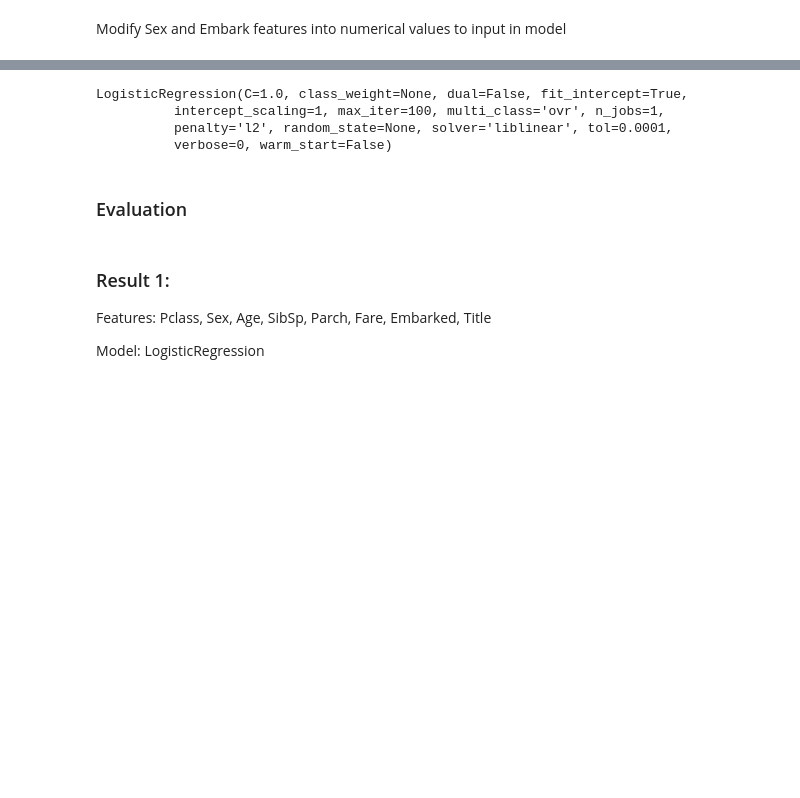
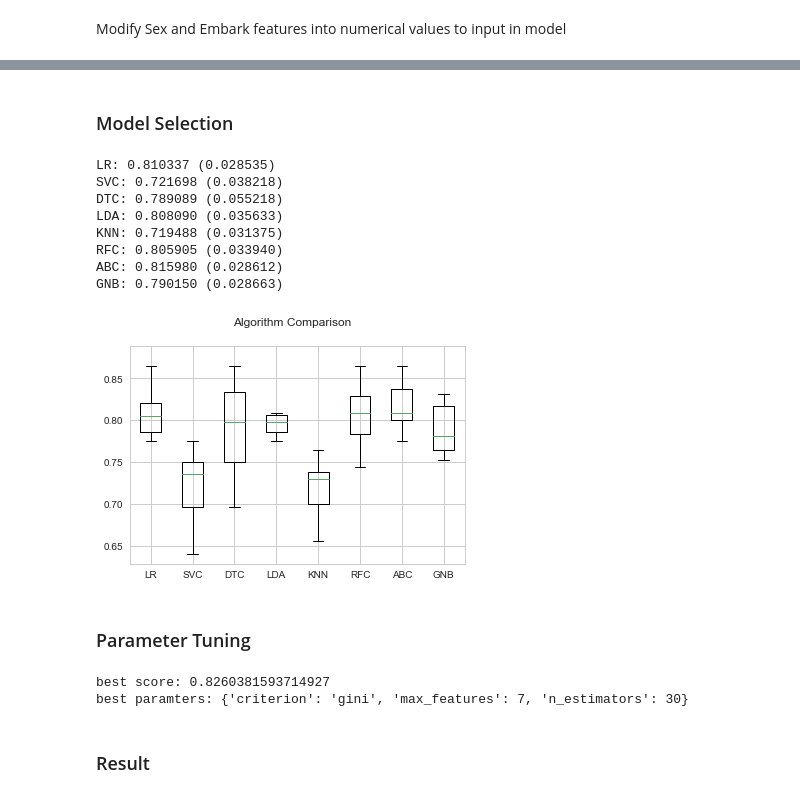
Before and after one commit to faisal-ali472/data-science, a Jupyter notebook: Titanic Survival Prediction/Titanic Survival Prediction.ipynb, the cells around one changed output, grey strips where cells are left out. Cells and saved outputs as stored; diff of their text form; code cells hidden in the pictures; blank space fills up the shorter version.

Commit message:
Modeling approach modified
- Model Selection by Applying multiple ML algorithms
- Parameter tuning using GridSearchCV

```diff
--- a/Titanic Survival Prediction/Titanic Survival Prediction.ipynb
+++ b/Titanic Survival Prediction/Titanic Survival Prediction.ipynb
@@ -328,6 +324,6 @@ from sklearn.model_selection import train_test_split
 # %%
 X = train_data[['Pclass', 'Sex', 'Age', 'SibSp', 'Parch', 'Fare',
        'Embarked', 'Title']]
-Y = train_data[['Survived']]
+Y = train_data['Survived']
 # %%
 X_train, X_test, y_train, y_test = train_test_split(X,Y, test_size=0.3, random_state=101)
@@ -340,7 +329,0 @@ logModel2 = LogisticRegression()
-# %%
-logModel2.fit(X_train, y_train)
-# %% [output]
-LogisticRegression(C=1.0, class_weight=None, dual=False, fit_intercept=True,
-          intercept_scaling=1, max_iter=100, multi_class='ovr', n_jobs=1,
-          penalty='l2', random_state=None, solver='liblinear', tol=0.0001,
-          verbose=0, warm_start=False)
@@ -348,0 +330,2 @@ predictions = logModel2.predict(X_test)
+# %% [markdown]
+### Model Selection
@@ -349,2 +345,62 @@ predictions = logModel2.predict(X_test)
+# %%
+#logmodel = LogisticRegression()
+models = [('LR', LogisticRegression()),
+            ('SVC', SVC()),
+            ('DTC', DecisionTreeClassifier()),
+            ('LDA', LinearDiscriminantAnalysis()),
+            ('KNN', KNeighborsClassifier()),
+            ('RFC', RandomForestClassifier()),
+            ('ABC', AdaBoostClassifier()),
+            ('GNB', GaussianNB())]
+
+seed = 7
+
+# evaluate each model in turn
+results = []
+names = []
+scoring = 'accuracy'
+for name, model in models:
+    kfold = model_selection.KFold(n_splits=10, random_state=seed)
+    cv_results = model_selection.cross_val_score(model, X, Y, cv=kfold, scoring=scoring)
+    results.append(cv_results)
+    names.append(name)
+    msg = "%s: %f (%f)" % (name, cv_results.mean(), cv_results.std())
+    print(msg)
+
+# boxplot algorithm comparison
+fig = plt.figure()
+fig.suptitle('Algorithm Comparison')
+ax = fig.add_subplot(111)
+plt.boxplot(results)
+ax.set_xticklabels(names)
+plt.show()
+# %% [output]
+LR: 0.810337 (0.028535)
+SVC: 0.721698 (0.038218)
+DTC: 0.789089 (0.055218)
+LDA: 0.808090 (0.035633)
+KNN: 0.719488 (0.031375)
+RFC: 0.805905 (0.033940)
+ABC: 0.815980 (0.028612)
+GNB: 0.790150 (0.028663)
+[figure, added]
+# %% [markdown]
+### Parameter Tuning
+# %%
+param_grid = {'LR': {'C': [1, 5, 10, 100, 500, 1000]},
+              'RFC': {'n_estimators': [10, 20, 25, 30, 100], 'max_features':[4, 5, 6, 7], 'criterion': ['gini', 'entropy']},
+              'SVC': {'kernel':('linear', 'rbf'), 'gamma': [0.001, 0.0001], 'C':[1, 5, 10, 15, 100]}
+             }
+model = RandomForestClassifier()
+name = 'RFC'
+
+gsCV = GridSearchCV(model,param_grid[name], scoring=scoring)
+gsCV.fit(X,Y)
+
+print('best score: ' + str(gsCV.best_score_))
+print('best paramters: ' + str(gsCV.best_params_))
+# %% [output]
+best score: 0.8260381593714927
+best paramters: {'criterion': 'gini', 'max_features': 7, 'n_estimators': 30}
 # %% [markdown]
-### Evaluation
+### Result
@@ -353,5 +406,0 @@ from sklearn.metrics import classification_report
-# %% [markdown]
-### Result 1:
-Features: Pclass, 	Sex, 	Age, 	SibSp, 	Parch, 	Fare, 	Embarked, 	Title
-
-Model: LogisticRegression
```
Also changed, not shown: parts of 18 cells of this notebook.
